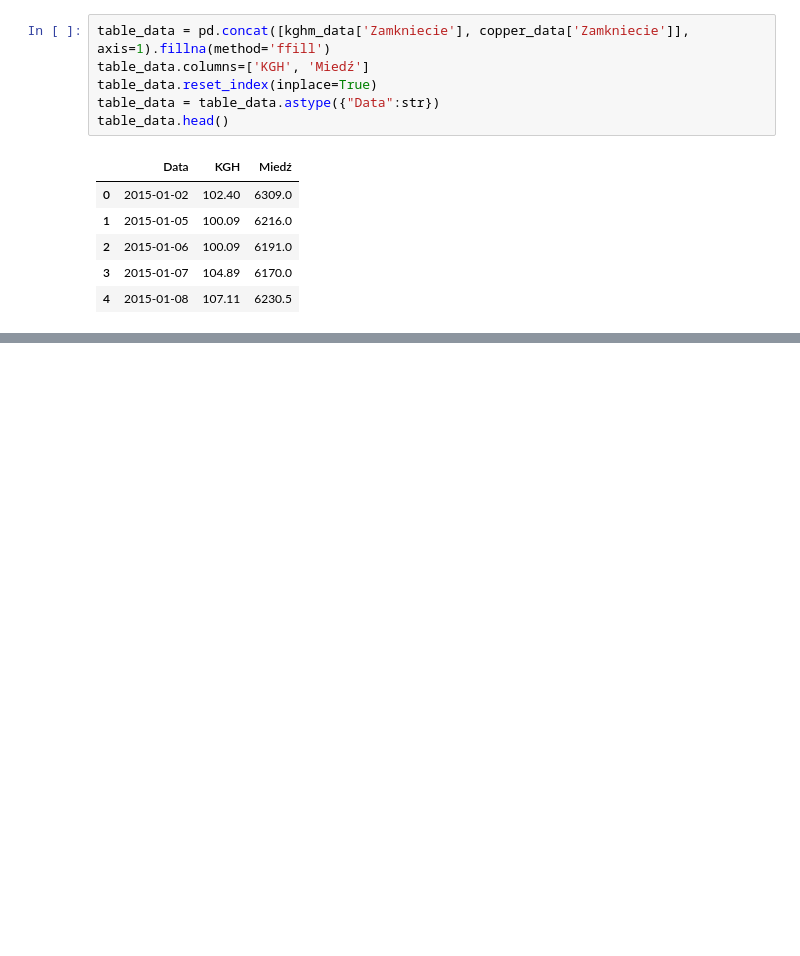
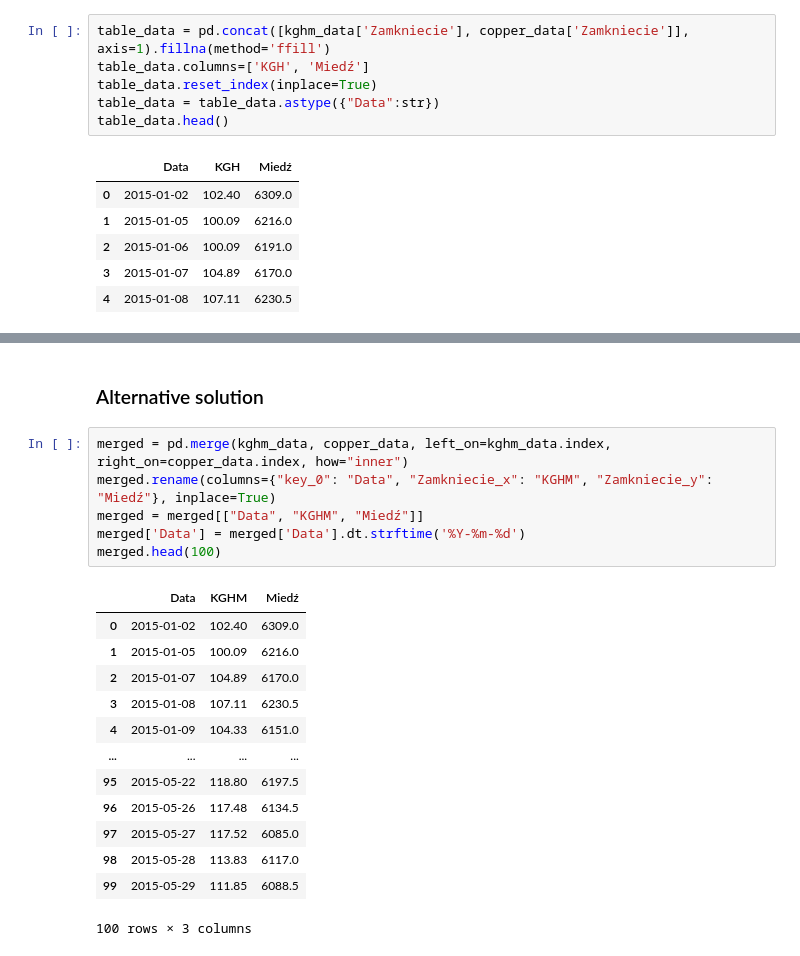
Before and after one commit to JBakunski/plotly, a Jupyter notebook: plotly.ipynb, the cells around one changed output, grey strips where cells are left out. Cells and saved outputs as stored; diff of their text form; blank space fills up the shorter version.

Commit message:
Add alternative solution

```diff
--- a/plotly.ipynb
+++ b/plotly.ipynb
@@ -70,0 +71,22 @@ fig.update_layout(height=1200,
+# %% [markdown]
+### Alternative solution
+# %%
+merged = pd.merge(kghm_data, copper_data, left_on=kghm_data.index, right_on=copper_data.index, how="inner")
+merged.rename(columns={"key_0": "Data", "Zamkniecie_x": "KGHM", "Zamkniecie_y": "Miedź"}, inplace=True)
+merged = merged[["Data", "KGHM", "Miedź"]]
+merged['Data'] = merged['Data'].dt.strftime('%Y-%m-%d')
+merged.head(100)
+# %% [output]
+|  | Data | KGHM | Miedź |
+| 0 | 2015-01-02 | 102.40 | 6309.0 |
+| 1 | 2015-01-05 | 100.09 | 6216.0 |
+| 2 | 2015-01-07 | 104.89 | 6170.0 |
+| 3 | 2015-01-08 | 107.11 | 6230.5 |
+| 4 | 2015-01-09 | 104.33 | 6151.0 |
+| ... | ... | ... | ... |
+| 95 | 2015-05-22 | 118.80 | 6197.5 |
+| 96 | 2015-05-26 | 117.48 | 6134.5 |
+| 97 | 2015-05-27 | 117.52 | 6085.0 |
+| 98 | 2015-05-28 | 113.83 | 6117.0 |
+| 99 | 2015-05-29 | 111.85 | 6088.5 |
+100 rows × 3 columns
```
Also changed, not shown: parts of 2 cells of this notebook.
